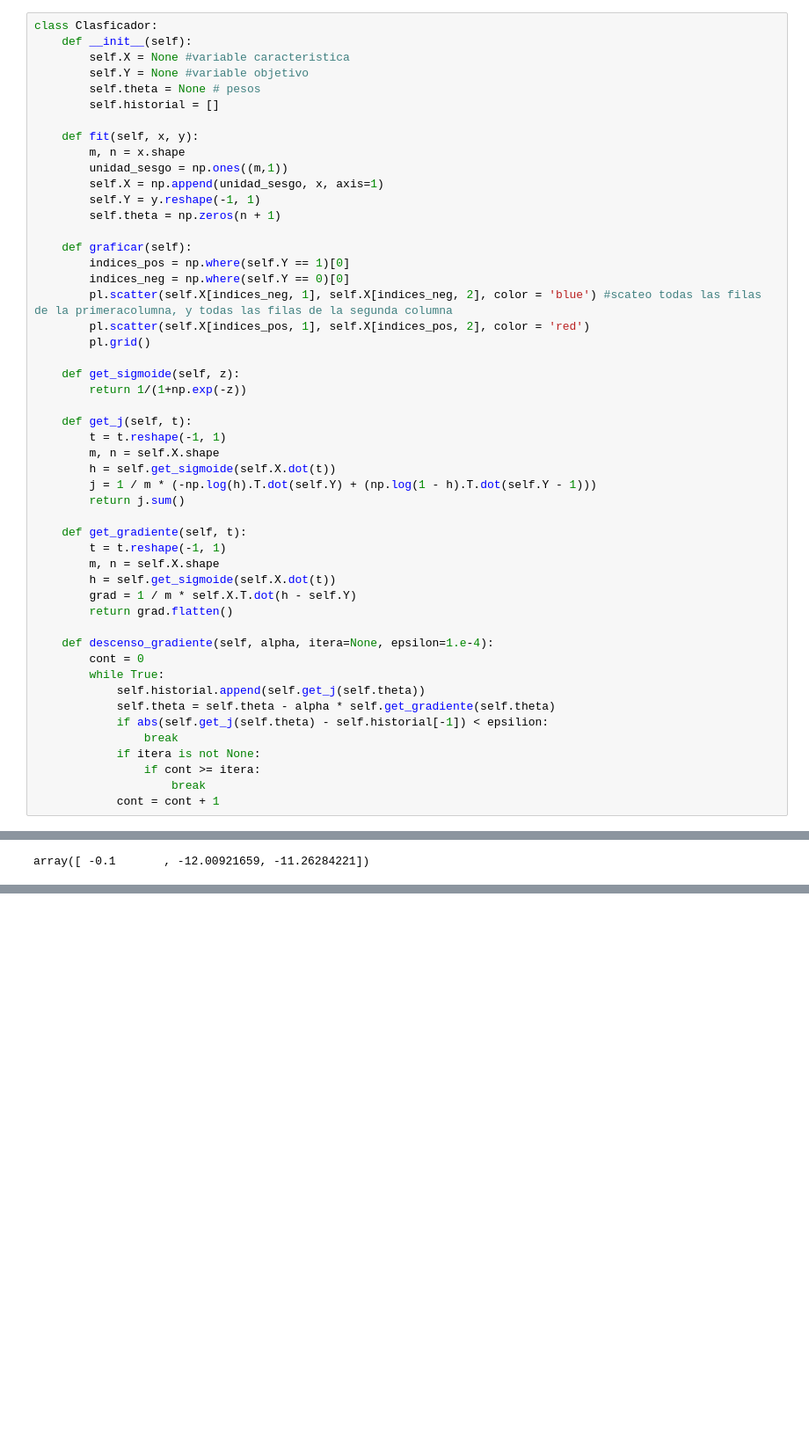
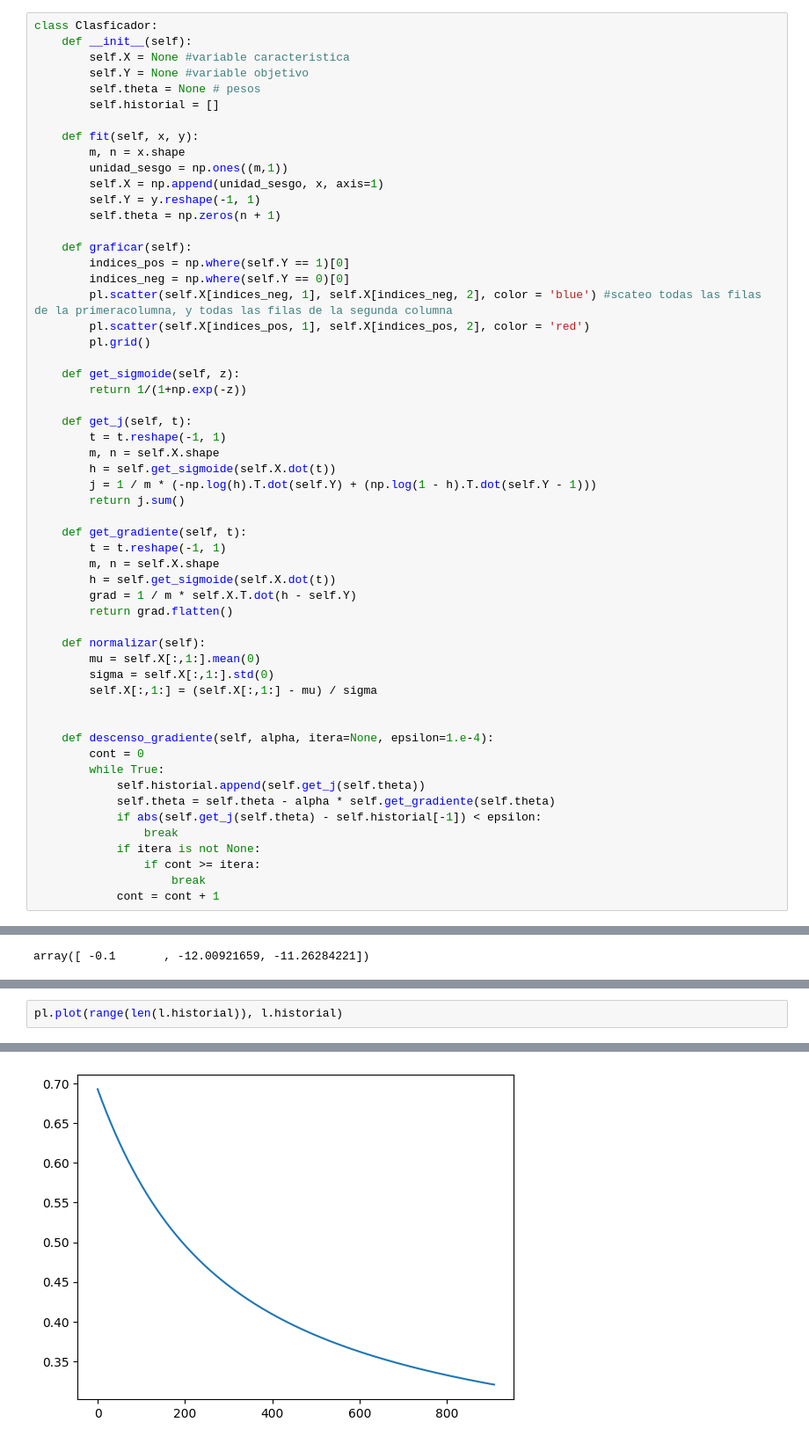
Before and after one commit to alemontc7/aprendizaje-automatico, a Jupyter notebook: ejercicio1.ipynb, the cells around one changed output, grey strips where cells are left out. Shown at 88% size. Saved outputs shown, nothing was run; the diff lists cells and outputs as text; blank space fills up the shorter version.

```diff
--- a/ejercicio1.ipynb
+++ b/ejercicio1.ipynb
@@ -41,12 +41,18 @@ class Clasficador:
         grad = 1 / m * self.X.T.dot(h - self.Y)
         return grad.flatten()
 
+    def normalizar(self):
+        mu = self.X[:,1:].mean(0)
+        sigma = self.X[:,1:].std(0)
+        self.X[:,1:] = (self.X[:,1:] - mu) / sigma
+
+
     def descenso_gradiente(self, alpha, itera=None, epsilon=1.e-4):
         cont = 0
         while True:
             self.historial.append(self.get_j(self.theta))
             self.theta = self.theta - alpha * self.get_gradiente(self.theta)
-            if abs(self.get_j(self.theta) - self.historial[-1]) < epsilion:
+            if abs(self.get_j(self.theta) - self.historial[-1]) < epsilon:
                 break
             if itera is not None:
                 if cont >= itera:
@@ -77,0 +88,3 @@ array([ -0.1       , -12.00921659, -11.26284221])
+# %%
+pl.plot(range(len(l.historial)), l.historial)
+# %% [output]
@@ -77,0 +92 @@ array([ -0.1       , -12.00921659, -11.26284221])
+[figure, added]
```
Also changed, not shown: parts of 3 cells of this notebook.
